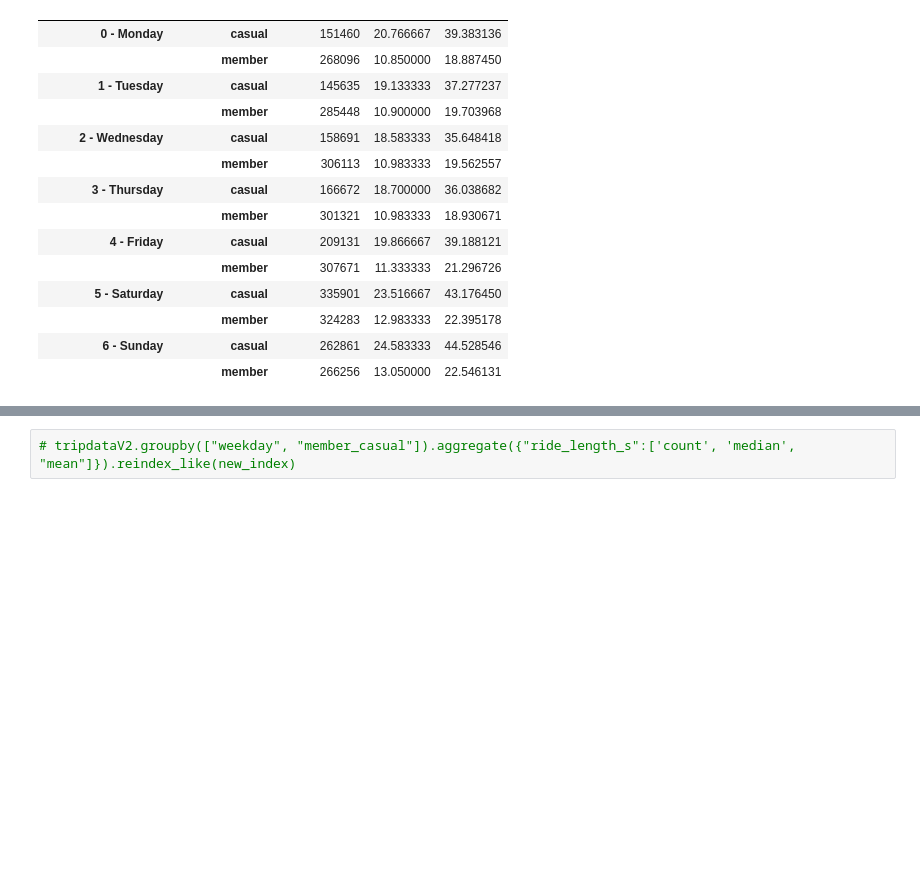
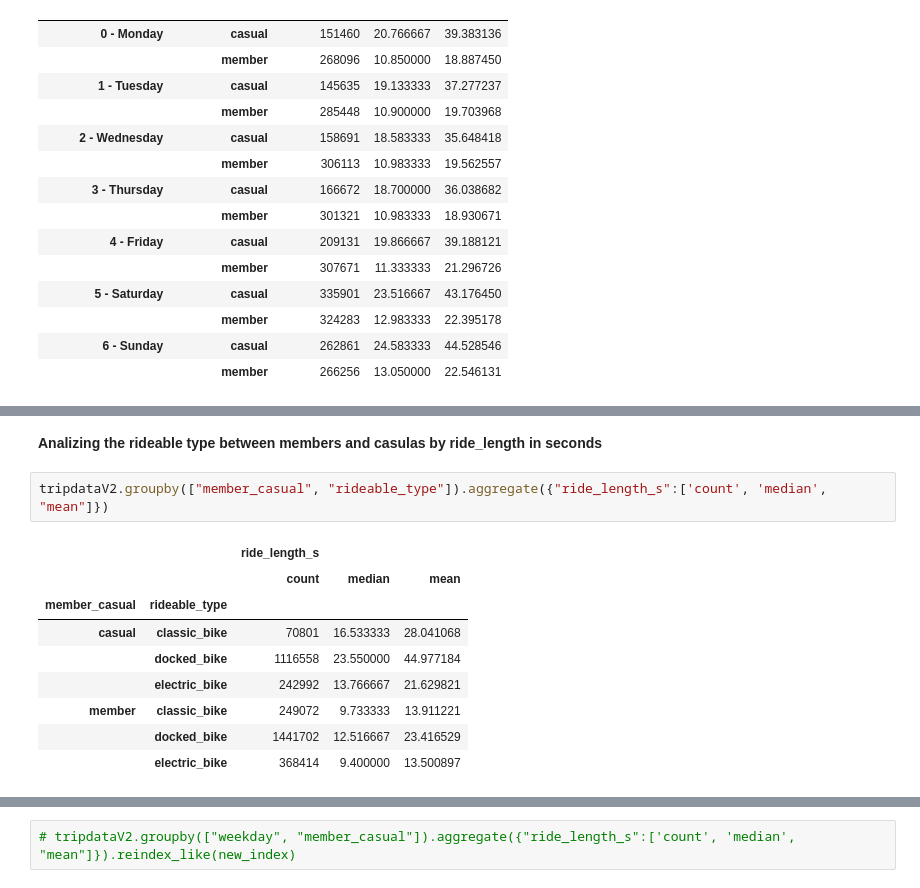
Before and after one commit to Ladislau2020/2021, a Jupyter notebook: fork-of-capstone-project-from-google.ipynb, the cells around one changed output, grey strips where cells are left out. Saved outputs shown, nothing was run; the diff lists cells and outputs as text; blank space fills up the shorter version.

```diff
--- a/fork-of-capstone-project-from-google.ipynb
+++ b/fork-of-capstone-project-from-google.ipynb
@@ -922,0 +947,14 @@ tripdataV2.groupby(["dayofweek_weekday", "member_casual"]).aggregate({"ride_leng
+# %% [markdown]
+**Analizing the rideable type between members and casulas by ride_length in seconds**
+# %%
+tripdataV2.groupby(["member_casual", "rideable_type"]).aggregate({"ride_length_s":['count', 'median', "mean"]})
+# %% [output]
+|  |  | ride_length_s |  |  |
+|  |  | count | median | mean |
+| member_casual | rideable_type |  |  |  |
+| casual | classic_bike | 70801 | 16.533333 | 28.041068 |
+|  | docked_bike | 1116558 | 23.550000 | 44.977184 |
+|  | electric_bike | 242992 | 13.766667 | 21.629821 |
+| member | classic_bike | 249072 | 9.733333 | 13.911221 |
+|  | docked_bike | 1441702 | 12.516667 | 23.416529 |
+|  | electric_bike | 368414 | 9.400000 | 13.500897 |
```
Also changed, not shown: parts of 10 cells of this notebook.
